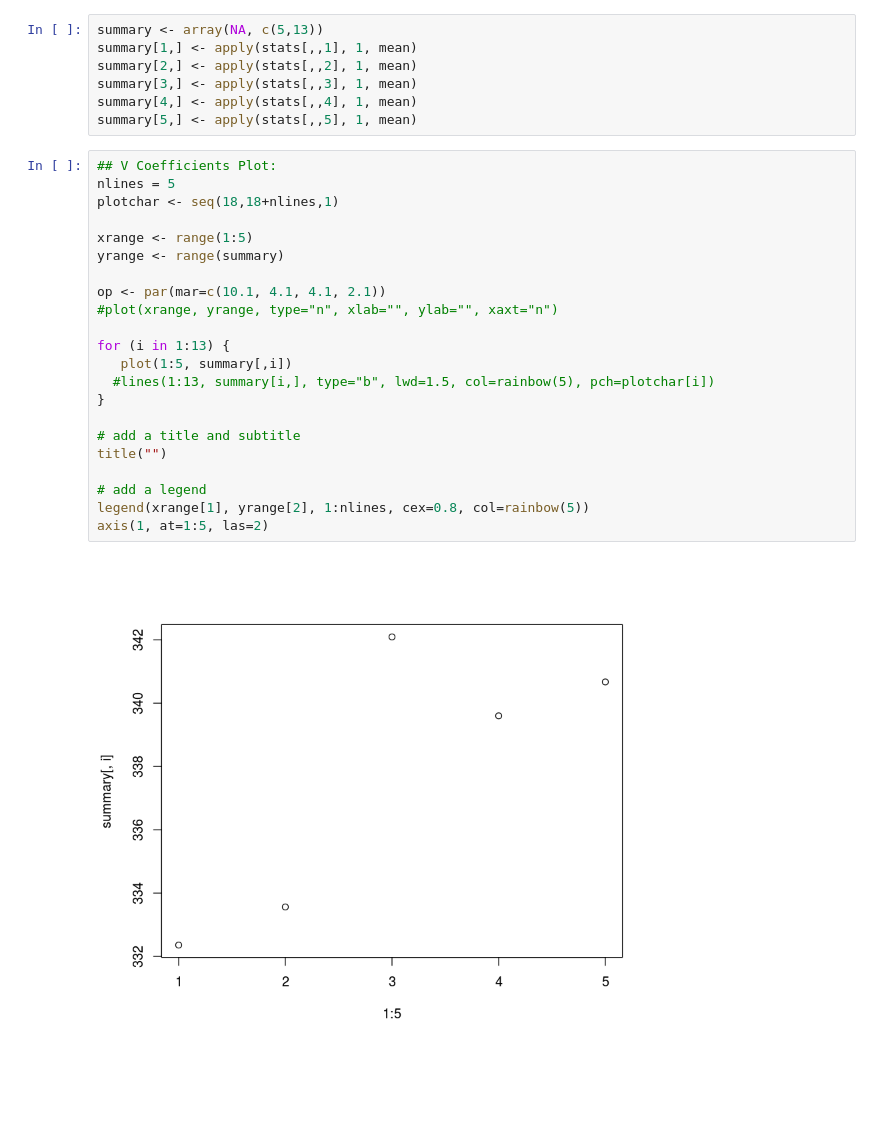
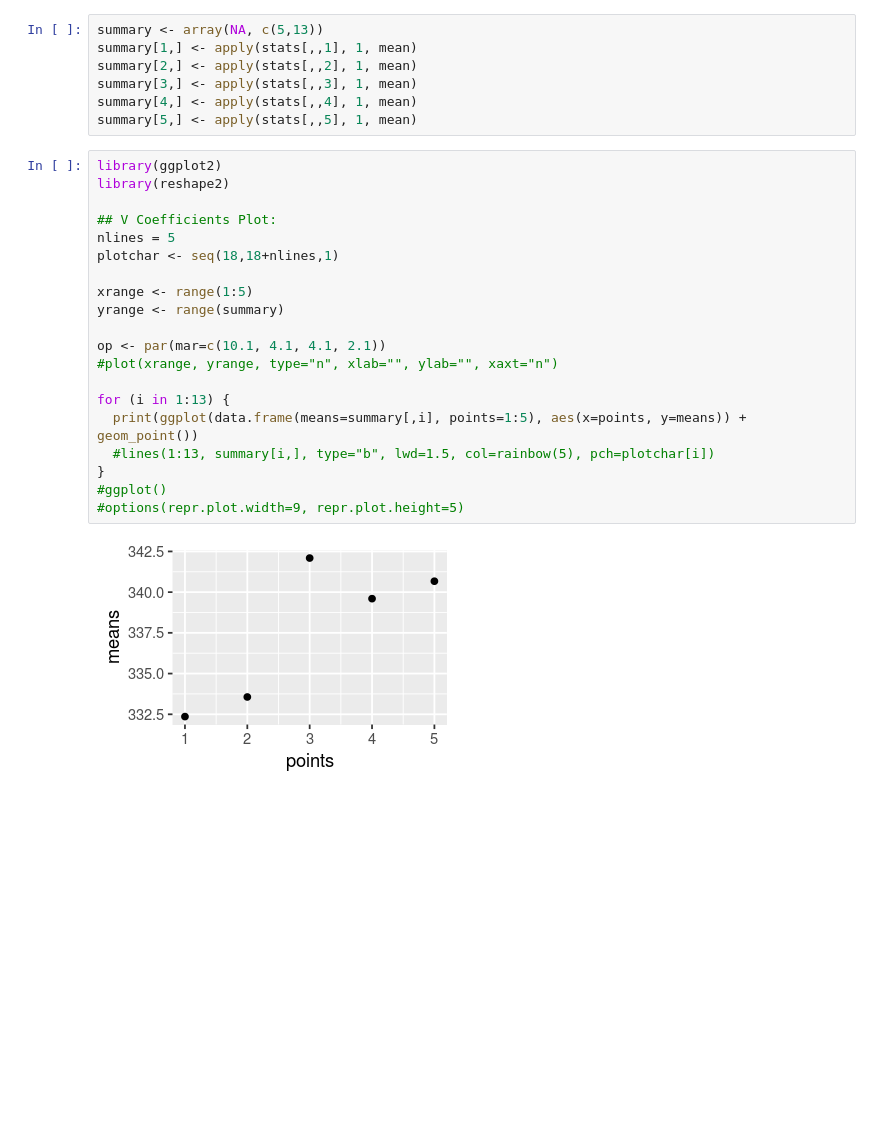
Before and after one commit to DanielNScott/imagen, a Jupyter notebook: check_group_params.ipynb, the cells around one changed output. Saved outputs shown, nothing was run; the diff lists cells and outputs as text; blank space fills up the shorter version.

```diff
--- a/check_group_params.ipynb
+++ b/check_group_params.ipynb
@@ -36,26 +36,24 @@ summary[3,] <- apply(stats[,,3], 1, mean)
 summary[4,] <- apply(stats[,,4], 1, mean)
 summary[5,] <- apply(stats[,,5], 1, mean)
 # %%
+library(ggplot2)
+library(reshape2)
+
 ## V Coefficients Plot:
 nlines = 5
 plotchar <- seq(18,18+nlines,1)
 
 xrange <- range(1:5)
 yrange <- range(summary)
 
 op <- par(mar=c(10.1, 4.1, 4.1, 2.1))
 #plot(xrange, yrange, type="n", xlab="", ylab="", xaxt="n")
 
 for (i in 1:13) {
-   plot(1:5, summary[,i])
+  print(ggplot(data.frame(means=summary[,i], points=1:5), aes(x=points, y=means)) + geom_point())
   #lines(1:13, summary[i,], type="b", lwd=1.5, col=rainbow(5), pch=plotchar[i])
 }
-
-# add a title and subtitle
-title("")
-
-# add a legend
-legend(xrange[1], yrange[2], 1:nlines, cex=0.8, col=rainbow(5))
-axis(1, at=1:5, las=2)
+#ggplot()
+#options(repr.plot.width=9, repr.plot.height=5)
 # %% [output]
-[figure, old version]
+[figure, new version]
```
Also changed, not shown: parts of 1 cell of this notebook, 15 other files.
